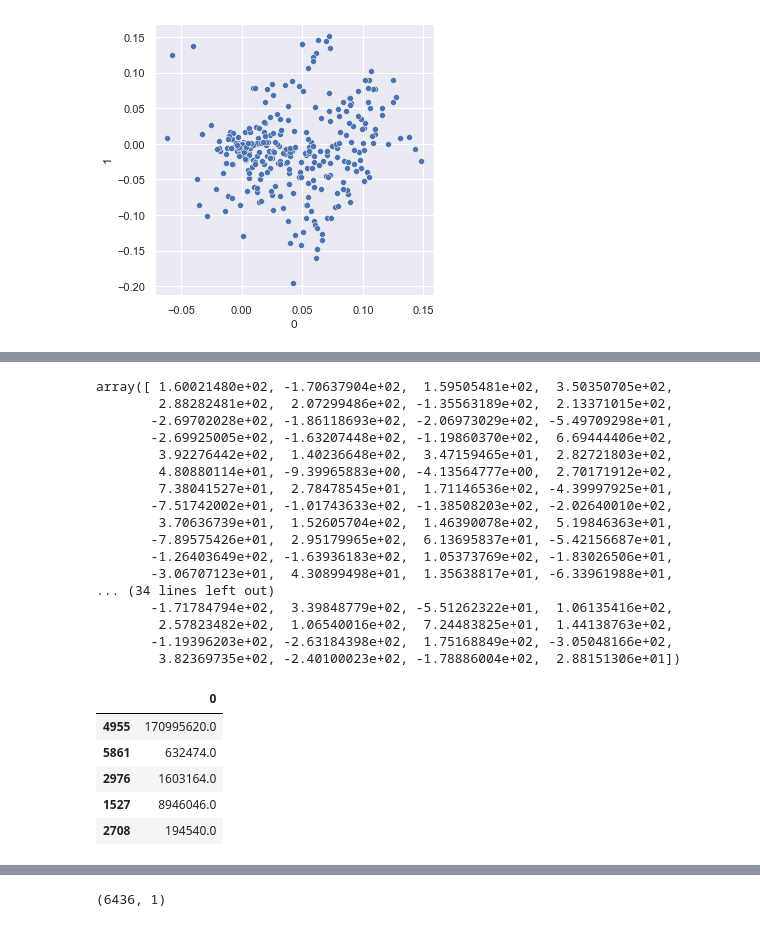
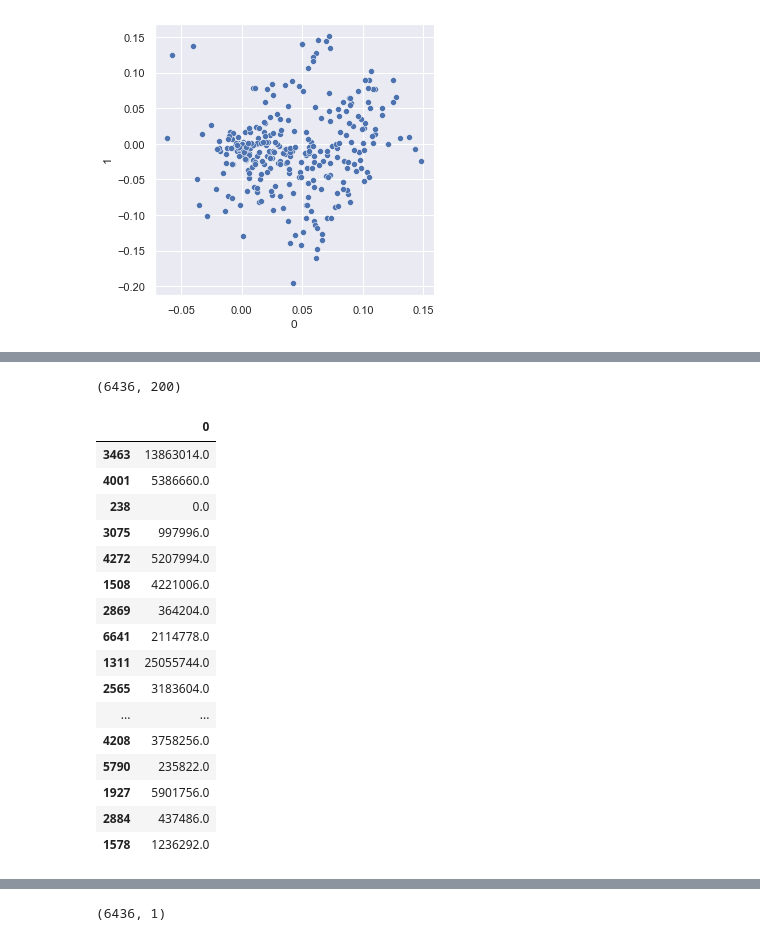
Before and after one commit to oostendo/2022-SI699-011, a Jupyter notebook: eva_and_sam/EDA_cbecs2018.ipynb, the cells around one changed output, grey strips where cells are left out. Drawn from its saved outputs; the diff is of its cells as text; code cells hidden in the pictures.

```diff
--- a/eva_and_sam/EDA_cbecs2018.ipynb
+++ b/eva_and_sam/EDA_cbecs2018.ipynb
@@ -611,20 +593,0 @@ X_test_pca.shape
-# %%
-X_test_pca
-# %% [output]
-array([ 1.60021480e+02, -1.70637904e+02,  1.59505481e+02,  3.50350705e+02,
-        2.88282481e+02,  2.07299486e+02, -1.35563189e+02,  2.13371015e+02,
-       -2.69702028e+02, -1.86118693e+02, -2.06973029e+02, -5.49709298e+01,
-       -2.69925005e+02, -1.63207448e+02, -1.19860370e+02,  6.69444406e+02,
-        3.92276442e+02,  1.40236648e+02,  3.47159465e+01,  2.82721803e+02,
-        4.80880114e+01, -9.39965883e+00, -4.13564777e+00,  2.70171912e+02,
-        7.38041527e+01,  2.78478545e+01,  1.71146536e+02, -4.39997925e+01,
-       -7.51742002e+01, -1.01743633e+02, -1.38508203e+02, -2.02640010e+02,
-        3.70636739e+01,  1.52605704e+02,  1.46390078e+02,  5.19846363e+01,
-       -7.89575426e+01,  2.95179965e+02,  6.13695837e+01, -5.42156687e+01,
-       -1.26403649e+02, -1.63936183e+02,  1.05373769e+02, -1.83026506e+01,
-       -3.06707123e+01,  4.30899498e+01,  1.35638817e+01, -6.33961988e+01,
-... (34 lines left out)
-       -1.71784794e+02,  3.39848779e+02, -5.51262322e+01,  1.06135416e+02,
-        2.57823482e+02,  1.06540016e+02,  7.24483825e+01,  1.44138763e+02,
-       -1.19396203e+02, -2.63184398e+02,  1.75168849e+02, -3.05048166e+02,
-        3.82369735e+02, -2.40100023e+02, -1.78886004e+02,  2.88151306e+01])
@@ -643,3 +594,7 @@ array([ 1.60021480e+02, -1.70637904e+02,  1.59505481e+02,  3.50350705e+02,
+# %%
+X_test_pca.shape
+# %% [output]
+(6436, 200)
 # %%
 col_list = ['MFHTBTU',
 'MFCLBTU',
@@ -652,36 +607,49 @@ col_list = ['MFHTBTU',
 'MFPCBTU',
 'MFOTBTU',
 'ELHTBTU',
 'ELCLBTU',
 'ELVNBTU',
 'ELWTBTU',
 'ELLTBTU',
 'ELCKBTU',
 'ELRFBTU',
 'ELOFBTU',
 'ELPCBTU',
 'ELOTBTU',
 'NGHTBTU',
 'NGCLBTU',
 'NGWTBTU',
 'NGCKBTU',
 'NGOTBTU',
 'FKHTBTU',
 'FKCLBTU',
 'FKWTBTU',
 'FKCKBTU',
 'FKOTBTU',
 'DHHTBTU',
 'DHCLBTU',
 'DHWTBTU',
 'DHCKBTU',
 'DHOTBTU']
 y_train = pd.DataFrame(df_2012_cons[col_list].sum(axis=1))
-y_train.sample(5)
+y_train.sample(50)
+
+## DROP THE 0S FROM TRAINING DATASET
 # %% [output]
 |  | 0 |
-| 4955 | 170995620.0 |
-| 5861 | 632474.0 |
-| 2976 | 1603164.0 |
-| 1527 | 8946046.0 |
-| 2708 | 194540.0 |
+| 3463 | 13863014.0 |
+| 4001 | 5386660.0 |
+| 238 | 0.0 |
+| 3075 | 997996.0 |
+| 4272 | 5207994.0 |
+| 1508 | 4221006.0 |
+| 2869 | 364204.0 |
+| 6641 | 2114778.0 |
+| 1311 | 25055744.0 |
+| 2565 | 3183604.0 |
+| ... | ... |
+| 4208 | 3758256.0 |
+| 5790 | 235822.0 |
+| 1927 | 5901756.0 |
+| 2884 | 437486.0 |
+| 1578 | 1236292.0 |
```
Also changed, not shown: parts of 43 cells of this notebook, 1 other file.
